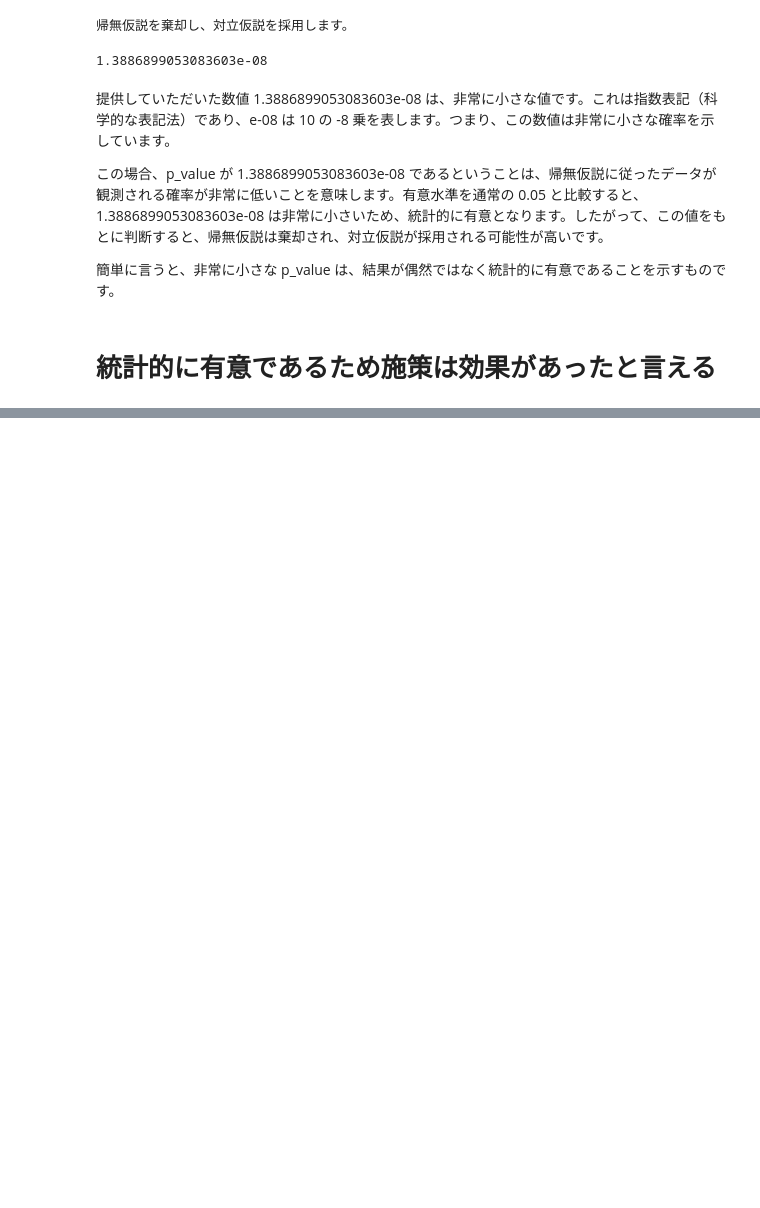
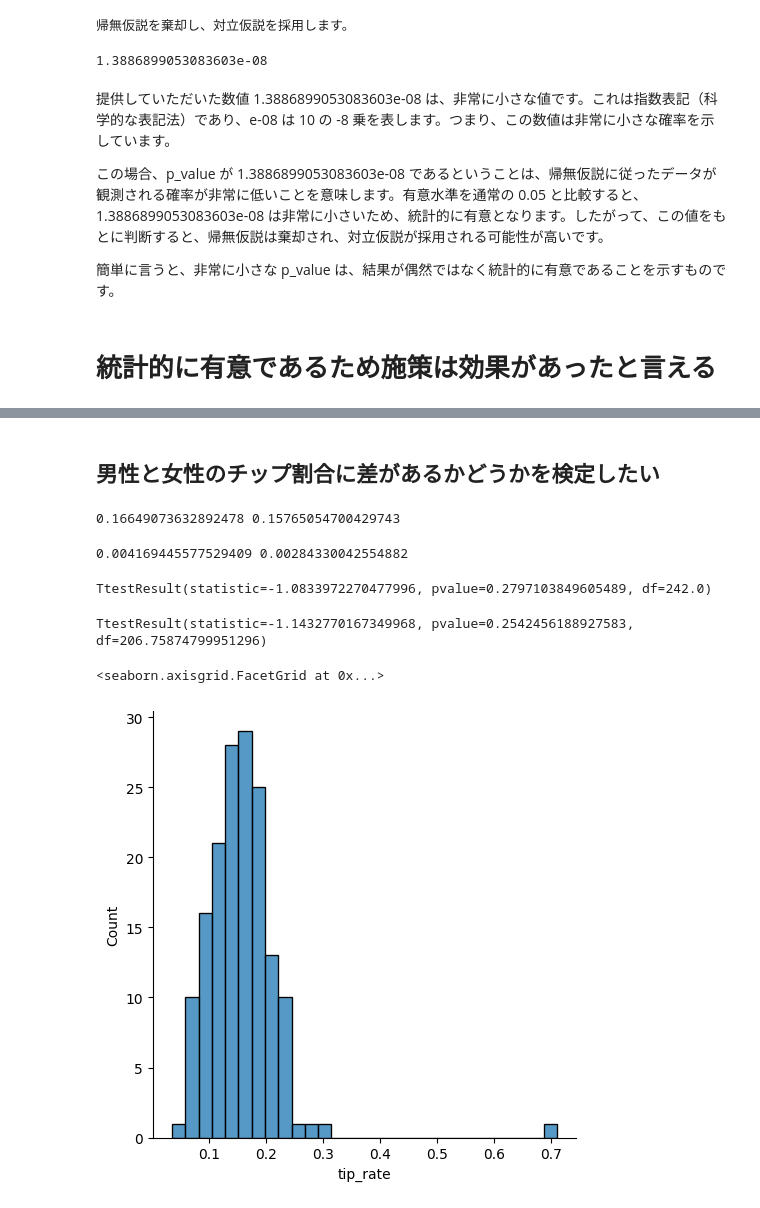
Before and after one commit to phonon-py/ZTest_ws, a Jupyter notebook: z_test.ipynb, the cells around one changed output, grey strips where cells are left out. Drawn from its saved outputs; the diff is of its cells as text; code cells hidden in the pictures; blank space fills up the shorter version.

```diff
--- a/z_test.ipynb
+++ b/z_test.ipynb
@@ -12,3 +17,7 @@ from statsmodels.stats.proportion import proportions_ztest
+# %%
+df = sns.load_dataset('tips')
+
+df['tip_rate'] = df['tip'] / df['total_bill']
 # %%
 import numpy as np
 from statsmodels.stats.proportion import proportions_ztest
@@ -47,0 +85,28 @@ p_value
+# %%
+female_tip_rate = df[df['sex']=='Female']['tip_rate']
+male_tip_rate = df[df['sex']=='Male']['tip_rate']
+# %% [markdown]
+## 男性と女性のチップ割合に差があるかどうかを検定したい
+# %%
+print(np.mean(female_tip_rate), np.mean(male_tip_rate))
+# %% [output]
+0.16649073632892478 0.15765054700429743
+# %%
+print(np.var(male_tip_rate), np.var(female_tip_rate))
+# %% [output]
+0.004169445577529409 0.00284330042554882
+# %%
+# ステューデントのt検定
+stats.ttest_ind(male_tip_rate,female_tip_rate,equal_var=True)
+# %% [output]
+TtestResult(statistic=-1.0833972270477996, pvalue=0.2797103849605489, df=242.0)
+# %%
+# ウェルチのt検定
+stats.ttest_ind(male_tip_rate,female_tip_rate,equal_var=False)
+# %% [output]
+TtestResult(statistic=-1.1432770167349968, pvalue=0.2542456188927583, df=206.75874799951296)
+# %%
+sns.displot(male_tip_rate)
+# %% [output]
+<seaborn.axisgrid.FacetGrid at 0x...>
+[figure, added]
```
Also changed, not shown: parts of 26 cells of this notebook.
